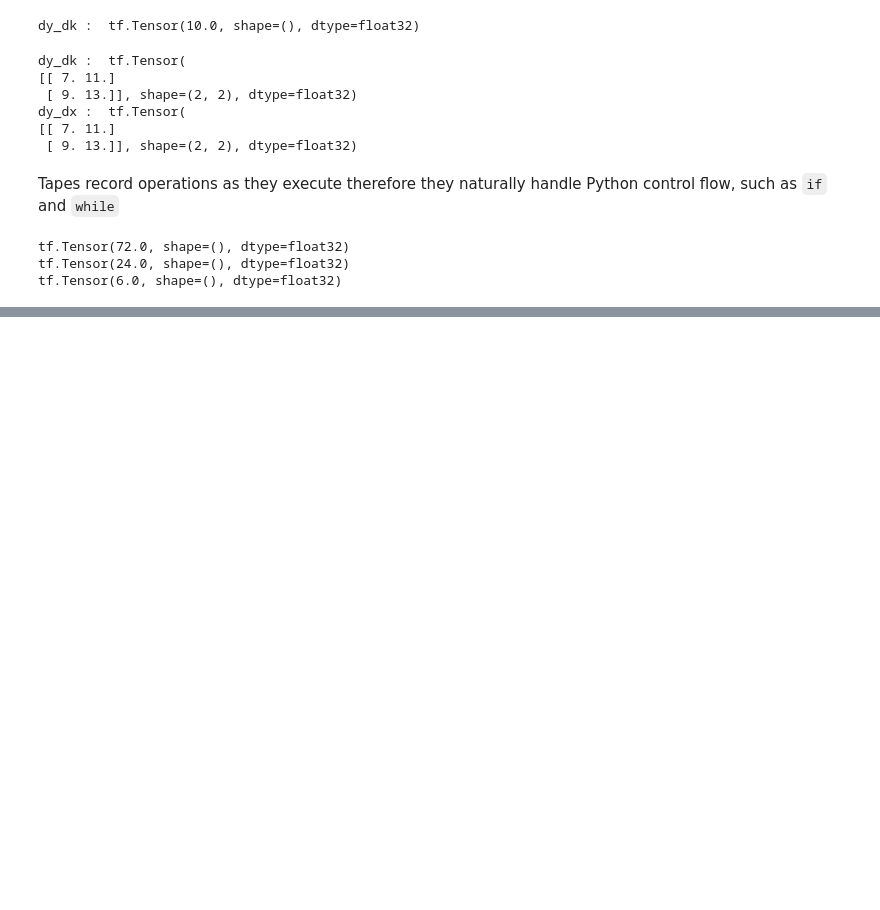
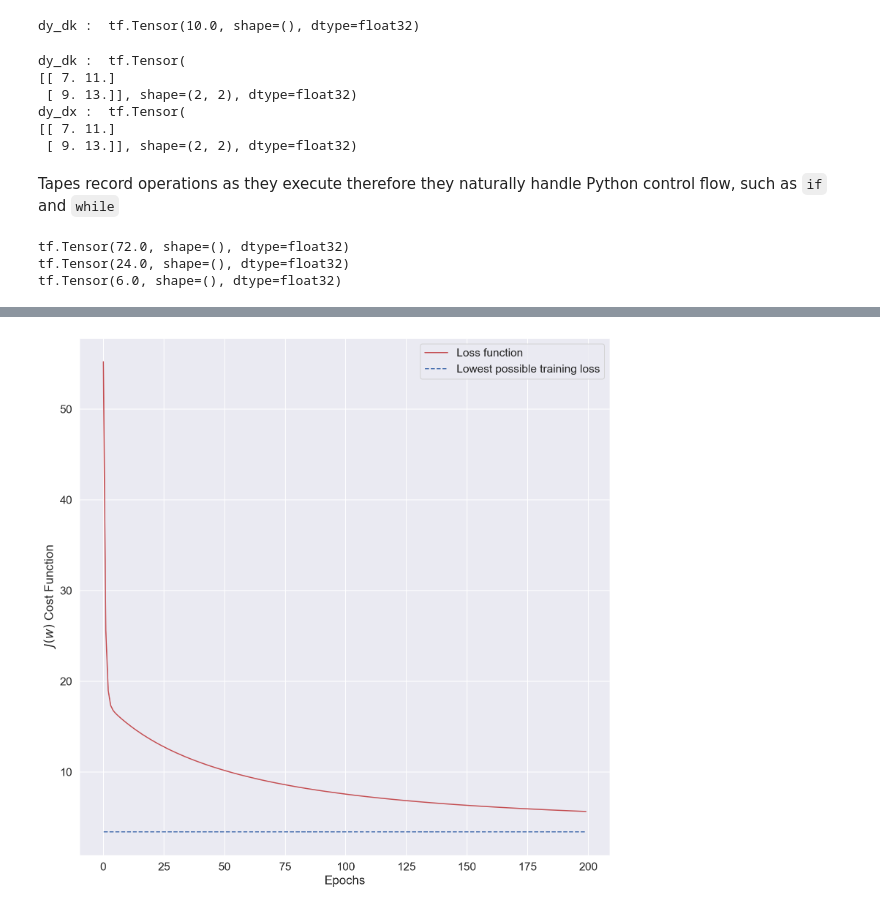
Before and after one commit to PacktPublishing/Practical-Machine-Learning-with-TensorFlow-2.0-and-Scikit-Learn, a Jupyter notebook: section_5/5-1.ipynb, the cells around one changed output, grey strips where cells are left out. Drawn from its saved outputs; the diff is of its cells as text; code cells hidden in the pictures; blank space fills up the shorter version.

```diff
--- a/section_5/5-1.ipynb
+++ b/section_5/5-1.ipynb
@@ -453,0 +499,55 @@ array([[-1.44454343e-16,  4.77248050e-17, -1.75728195e-16, ...,
+# %%
+# 1. Defining our model
+class RidgeRegression(object):
+    def __init__(self):
+        # Intialise parameter values
+        self.w = tf.Variable(tf.random.normal(
+            [64, 1], stddev=0.1, dtype=tf.float64, seed=0))
+
+    # Actual model
+    def __call__(self, X):
+        return X @ self.w
+
+# 2. Define the loss function
+
+
+def loss(target_y, predicted_y):
+    return tf.reduce_mean(tf.square(predicted_y - target_y))
+
+# 3. Using gradient descent define a training function
+
+
+def train(ridge_regression, train_X, train_y, learning_rate):
+    with tf.GradientTape() as t:
+        t.watch(ridge_regression.w)
+        current_loss = loss(train_y, ridge_regression(train_X))
+    dw = t.gradient(current_loss, ridge_regression.w)
+    ridge_regression.w.assign_add(- learning_rate * dw)
+
+
+# # Putting it all together on the digits dataset
+ridge_regression = RidgeRegression()
+
+print('Starting loss : ', loss(y_train, ridge_regression(X_train)))
+print('Lowest possible training loss : {}\n'.format(loss(y_train, X_train @ w)))
+
+# Collect history of loss function
+losses = []
+epochs = range(200)
+for epoch in epochs:
+    current_loss = loss(y_train, ridge_regression(X_train))
+    losses.append(current_loss)
+    train(ridge_regression, X_train, y_train, learning_rate=0.0001)
+    if epoch < 10 or epoch > 190:
+        print('Epoch {}: loss={}'.format(epoch, current_loss))
+
+
+# Let's plot it all
+plt.figure(figsize=(13, 13))
+plt.plot(epochs, losses, 'r')
+plt.plot([loss(y_train, X_train @ w)] * len(epochs), 'b--')
+plt.legend(['Loss function', 'Lowest possible training loss'])
+plt.xlabel('Epochs')
+plt.ylabel('$J(w)$ Cost Function')
+plt.show()
+# %% [output]
@@ -453,0 +571 @@ array([[-1.44454343e-16,  4.77248050e-17, -1.75728195e-16, ...,
+[figure, added]
```
Also changed, not shown: parts of 18 cells of this notebook.
